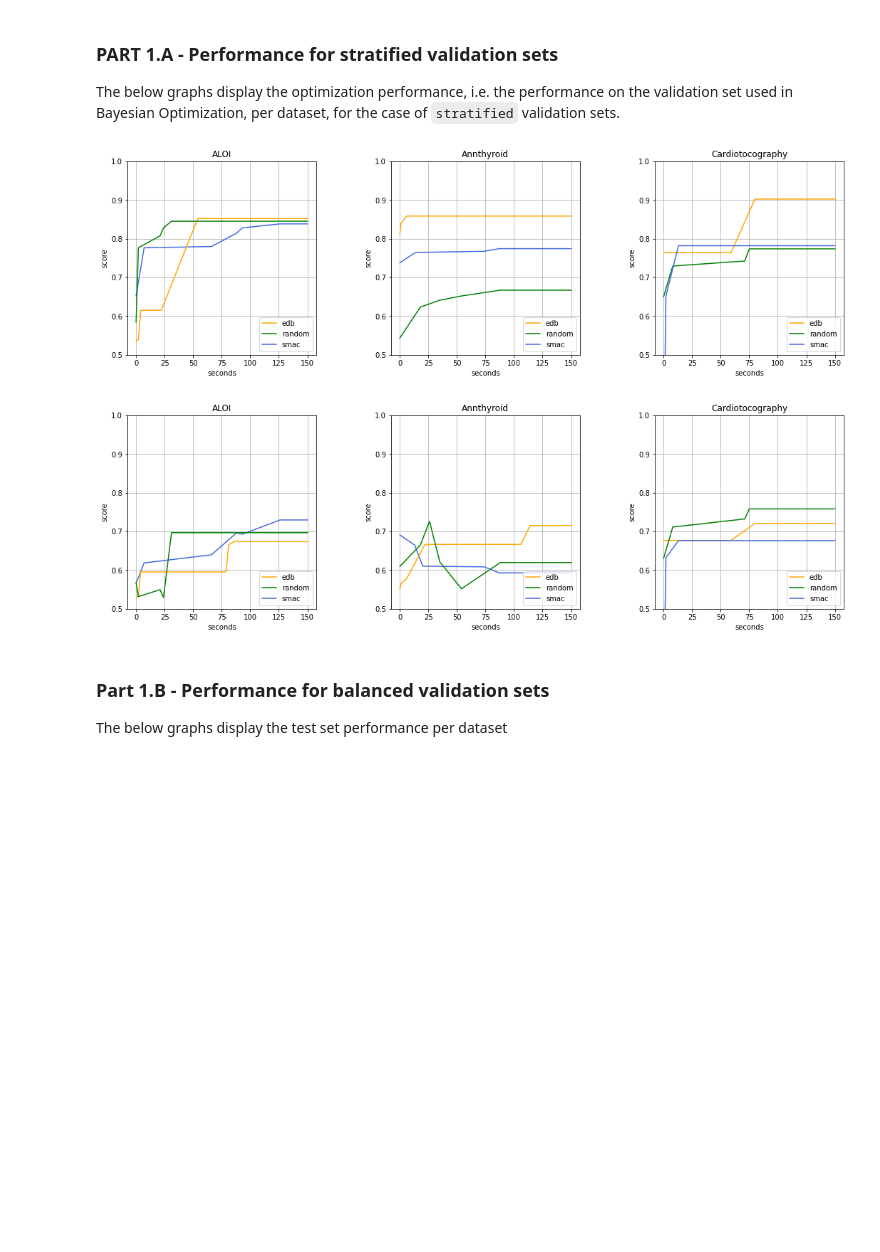
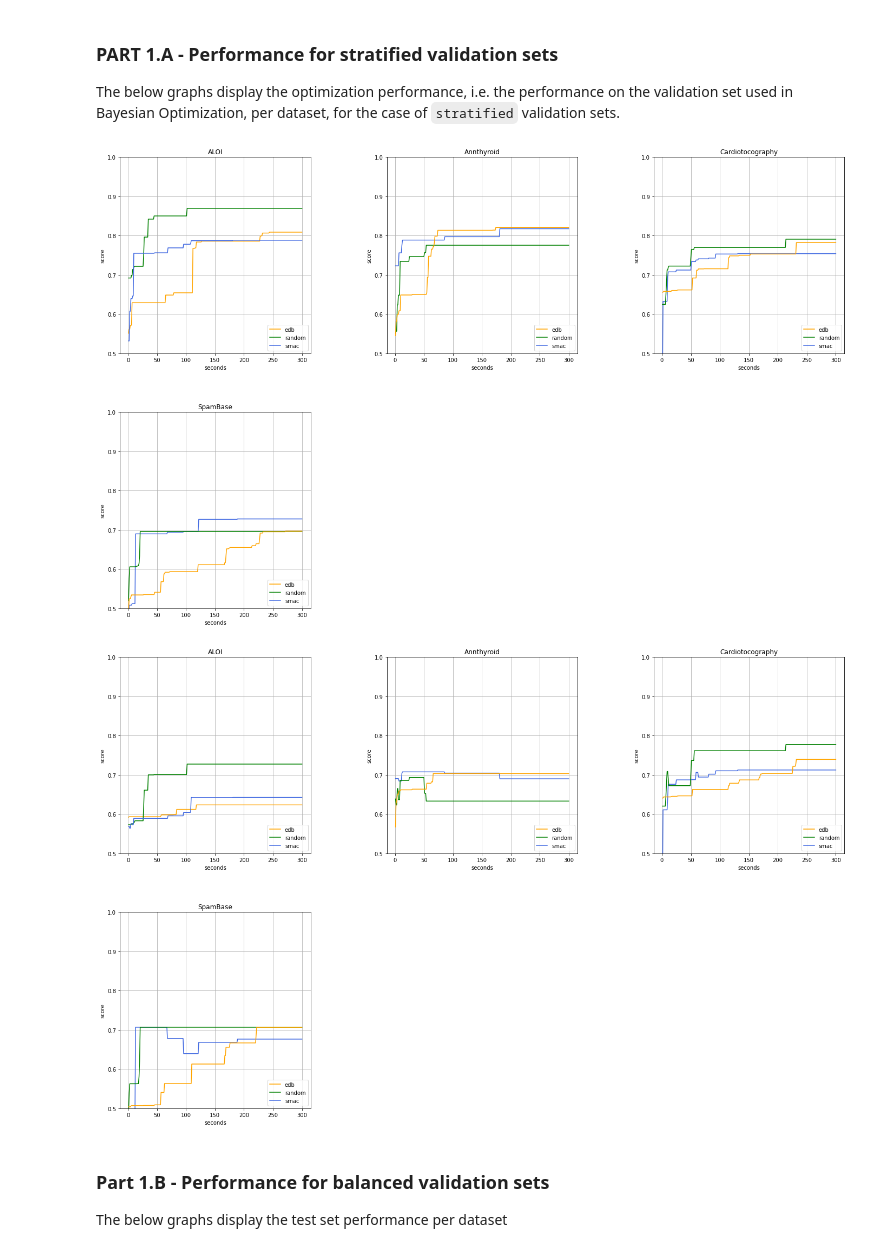
Before and after one commit to johnantonn/cash-for-unsupervised-ad, a Jupyter notebook: src/notebooks/results_visualizer.ipynb, the cells around one changed output. Cells and saved outputs as stored; diff of their text form; code cells hidden in the pictures; blank space fills up the shorter version.

Commit message:
Modified visualizer to sync with aggregated/processed results #33

```diff
--- a/src/notebooks/results_visualizer.ipynb
+++ b/src/notebooks/results_visualizer.ipynb
@@ -25,11 +24,11 @@ In the output directory of each experiment, there is `metadata.csv` file that st
 From these values, the aggregated experiment parameters are calculated and passed later on to the plotting function for each hypothesis.
 # %%
 # Output directories
-output_dirname = 'experiment2'
-output_path = os.path.join(Path.cwd().parent, 'output', output_dirname)
-output_performance_path = os.path.join(output_path, 'performance')
+results_dirname = 'results'
+results_path = os.path.join(Path.cwd(), results_dirname)
+results_processed_path = os.path.join(results_path, 'processed')
 # Import metadata
-metadata_filepath = os.path.join(output_path, 'metadata.csv')
+metadata_filepath = os.path.join(results_path, 'metadata.csv')
 metadata_df = pd.read_csv(metadata_filepath)
 # Remove individual edb (random search) runs
 metadata_df = metadata_df[metadata_df['total_budget'] != 30]
@@ -69,7 +68,7 @@ The plotting functions used in the hypotheses sections. were made generic so the
 # %%
 # Plotting function for H1
 def plot_h1_results(
-    output_performance_path, # str
+    results_processed_path, # str
     dataset_list, # list(str)
     total_budget, # int
     validation_strategy, # int
@@ -94,29 +93,24 @@ def plot_h1_results(
     #)
     # Plots
     for i, dataset in enumerate(dataset_list):
-        for filename in os.listdir(output_performance_path):
+        for filename in os.listdir(results_processed_path):
             if dataset in filename \
             and validation_strategy in filename \
             and str(validation_size) in filename:
                 # import performance data as DataFrame
-                perf_df = pd.read_csv(
+                df = pd.read_csv(
                     os.path.join(
-                        output_performance_path, filename),
-                    parse_dates=['Timestamp']
+                        results_processed_path, filename),
                 )
                 # x-axis (time)
-                x = (perf_df.Timestamp-perf_df.Timestamp[0]).\
-                    apply(td.total_seconds)
-                x.at[x.shape[0]] = total_budget
+                x = df.Timestamp
                 # score based on eval_type
                 if eval_type == 'opt':
-                    y = perf_df.single_best_optimization_score
-                    y.at[y.shape[0]] = y.at[y.shape[0]-1]
+                    y = df.single_best_optimization_score
                 elif eval_type == 'test':
-                    y = perf_df.single_best_test_score
-                    y.at[y.shape[0]] = y.at[y.shape[0]-1]
+                    y = df.single_best_test_score
                 # plot
-                label = filename.split('_')[2]
+                label = filename.split('_')[1]
                 ax = plt.subplot(3, 3, i + 1)
                 ax.set_ylim([0.5, 1.])
                 ax.set_xlabel('seconds')
@@ -142,29 +136,29 @@ The below graphs display the optimization performance, i.e. the performance on t
 # %%
 # Parameters for H1.A
 validation_strategy_1A = 'stratified'
 # Plot optimization performance
 plot_h1_results(
-    output_performance_path,
+    results_processed_path,
     dataset_list,
     total_budget,
     validation_strategy_1A,
     validation_size_1,
     'opt',
     color_list_1
 )
 # Plot test set performance
 plot_h1_results(
-    output_performance_path,
+    results_processed_path,
     dataset_list,
     total_budget,
     validation_strategy_1A,
     validation_size_1,
     'test',
     color_list_1
 )
 # %% [output]
-[figure, old version]
+[figure, new version]
-[figure, old version]
+[figure, new version]
 # %% [markdown]
 ### Part 1.B - Performance for balanced validation sets
 The below graphs display the test set performance per dataset
```
Also changed, not shown: parts of 12 cells of this notebook.
